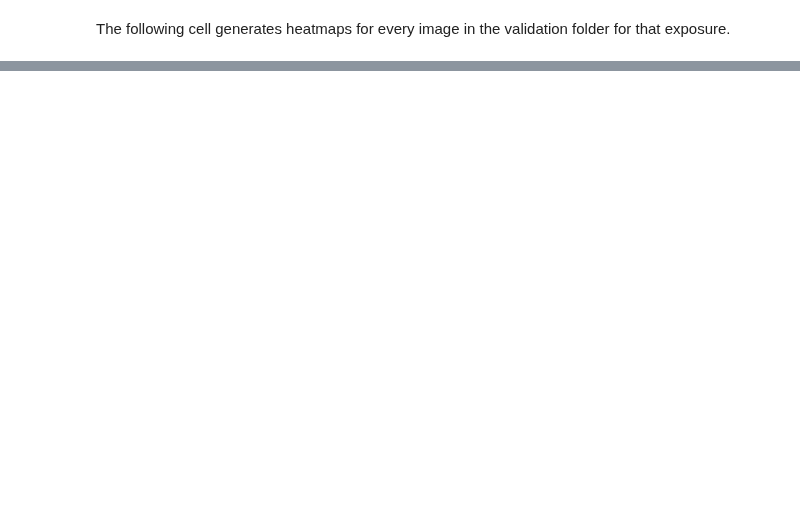
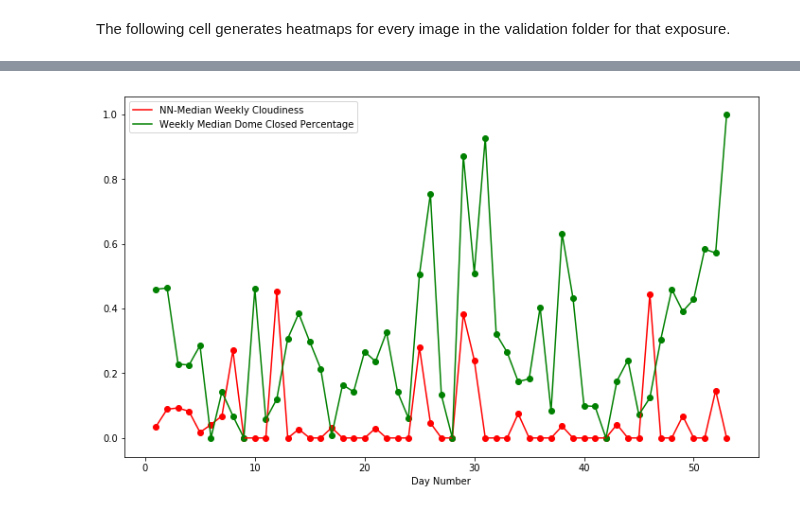
Before and after one commit to dylanagreen/kpno-allsky, a Jupyter notebook: Image Classifier v5.ipynb, the cells around one changed output, grey strips where cells are left out. Cells and saved outputs as stored; diff of their text form; code cells hidden in the pictures; blank space fills up the shorter version.

```diff
--- a/Image Classifier v5.ipynb
+++ b/Image Classifier v5.ipynb
@@ -857,0 +1015,11 @@ Finished!
+# %%
+# This sorts the data in the cloudiness file by day number.
+lines = []
+with open(os.path.join("data", "nn-cloudiness.txt"), 'r') as f:
+    for line in f:
+        lines.append([int(line.split(",")[0]), line.split(",")[1]])
+
+lines = sorted(lines)
+with open(os.path.join("data", "nn-cloudiness.txt"), 'w') as f:
+    for line in lines:
+        f.write(",".join([str(line[0]), line[1]]))
@@ -857,0 +1059,28 @@ Finished!
+# %%
+# This code extracts the amount of the night the dome was closed from the csv
+domedata = pd.read_csv(os.path.join("data", "daily-2007-2017.csv"))
+close_data = domedata.get("Y2016").values
+# Need to subtract one from the true day after 59 because the 2016 data does not include Feb 29th.
+d_num2 = np.where(d_num >= 60, d_num - 1, d_num)
+week_starts = np.arange(1, 379, 7)
+week_starts = np.where(week_starts >= 60, week_starts - 1, week_starts)
+closed = []
+for i, j in enumerate(week_starts):
+    if i < len(week_starts) - 1:
+        closed.append(np.mean(close_data[j:week_starts[i + 1]]) )
+
+
+week_num = np.arange(1, 54)
+fig, ax = plt.subplots()
+fig.set_size_inches(12, 7)
+# plt.scatter(d_num, old_med, c='b')
+# plt.plot(d_num, old_med, c='b', label="Histogram-Nightly Cloudiness wrt. Mean")
+plt.scatter(week_num, med, c='r')
+plt.plot(week_num, med, c='r', label="NN-Median Weekly Cloudiness")
+plt.scatter(week_num, closed, c='g')
+plt.plot(week_num, closed, c='g', label="Weekly Median Dome Closed Percentage")
+plt.legend()
+plt.xlabel("Day Number")
+plt.show()
+# %% [output]
+[figure, added]
```
Also changed, not shown: parts of 16 cells of this notebook, 3 other files.
